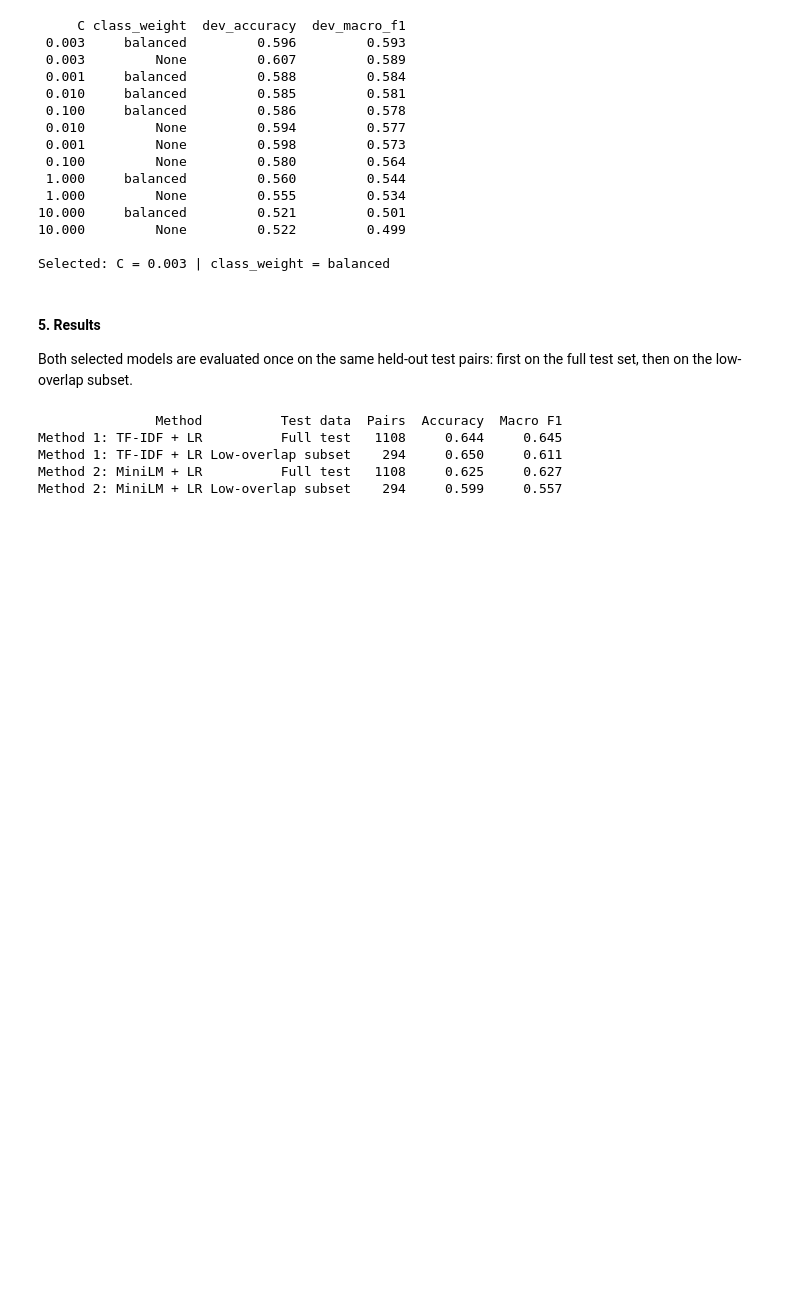
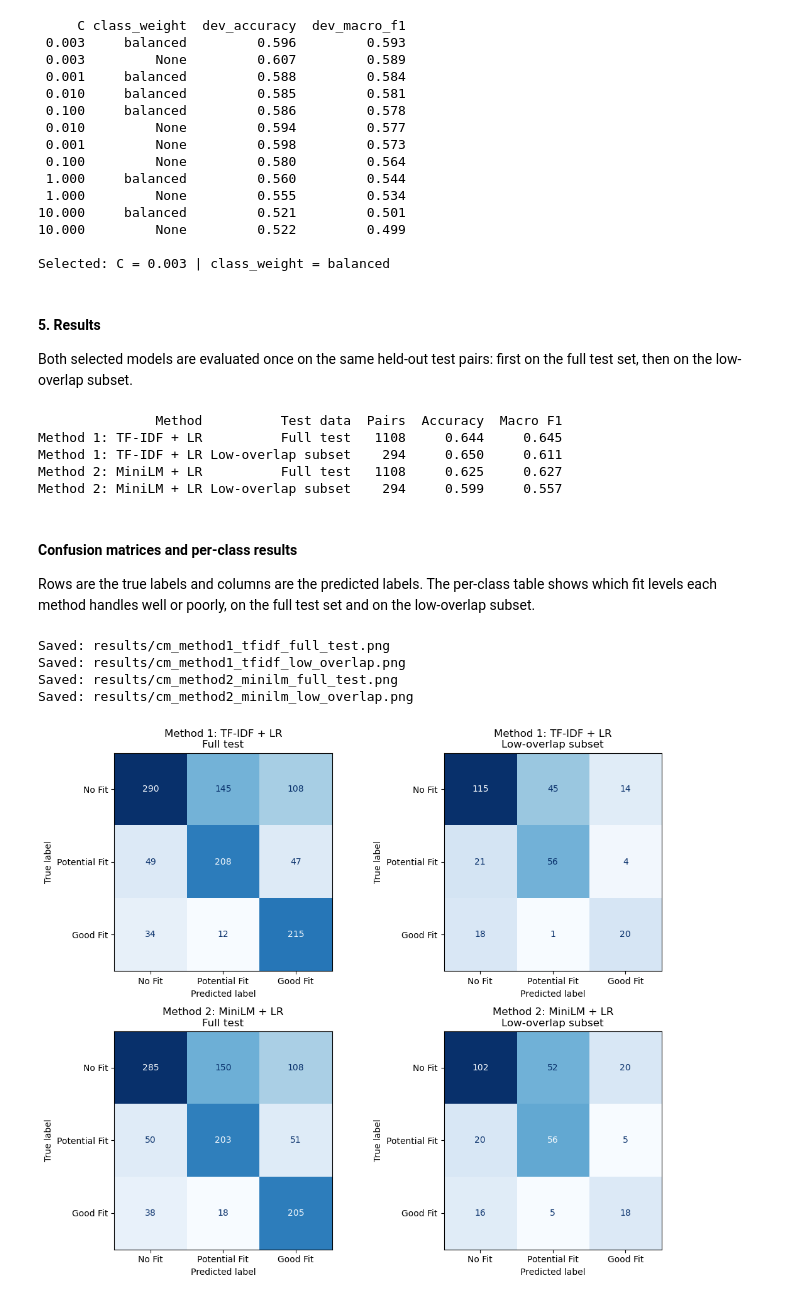
Before and after one commit to bayanAlghamdi/resume-job-fit-classification, a Jupyter notebook: resume_job_fit.ipynb, the cells around one changed output. Saved outputs shown, nothing was run; the diff lists cells and outputs as text; code cells hidden in the pictures; blank space fills up the shorter version.

Commit message:
Add confusion matrices and per-class results

```diff
--- a/resume_job_fit.ipynb
+++ b/resume_job_fit.ipynb
@@ -401,3 +401,51 @@ Method 1: TF-IDF + LR          Full test   1108     0.644     0.645
 Method 1: TF-IDF + LR Low-overlap subset    294     0.650     0.611
 Method 2: MiniLM + LR          Full test   1108     0.625     0.627
 Method 2: MiniLM + LR Low-overlap subset    294     0.599     0.557
+# %% [markdown]
+#### Confusion matrices and per-class results
+Rows are the true labels and columns are the predicted labels. The per-class table shows which fit levels each method handles well or poorly, on the full test set and on the low-overlap subset.
+# %%
+import matplotlib.pyplot as plt
+from sklearn.metrics import ConfusionMatrixDisplay, recall_score
+
+LABELS = ["No Fit", "Potential Fit", "Good Fit"]
+os.makedirs("results", exist_ok=True)
+
+# Short names used in the image file names
+file_names = {"pred_m1": "method1_tfidf", "pred_m2": "method2_minilm",
+                "Full test": "full_test", "Low-overlap subset": "low_overlap"}
+
+# 1) Save each confusion matrix as a separate image
+for method_name, pred_col in methods:
+    for subset_name, mask in subsets:
+        fig, ax = plt.subplots(figsize=(6, 5))
+        ConfusionMatrixDisplay.from_predictions(
+            test_df.loc[mask, "label"], test_df.loc[mask, pred_col],
+            labels=LABELS, ax=ax, colorbar=False, cmap="Blues"
+        )
+        ax.set_title(f"{method_name}\n{subset_name}")
+        plt.tight_layout()
+        path = f"results/cm_{file_names[pred_col]}_{file_names[subset_name]}.png"
+        plt.savefig(path, dpi=200)
+        plt.close(fig)  # do not display it here
+        print("Saved:", path)
+
+# 2) Save and display all four matrices together
+fig, axes = plt.subplots(2, 2, figsize=(11, 9))
+for r, (method_name, pred_col) in enumerate(methods):
+    for c, (subset_name, mask) in enumerate(subsets):
+        ConfusionMatrixDisplay.from_predictions(
+            test_df.loc[mask, "label"], test_df.loc[mask, pred_col],
+            labels=LABELS, ax=axes[r, c], colorbar=False, cmap="Blues"
+        )
+        axes[r, c].set_title(f"{method_name}\n{subset_name}")
+
+plt.tight_layout()
+plt.savefig("results/confusion_matrices_all.png", dpi=200)
+plt.show()
+# %% [output]
+Saved: results/cm_method1_tfidf_full_test.png
+Saved: results/cm_method1_tfidf_low_overlap.png
+Saved: results/cm_method2_minilm_full_test.png
+Saved: results/cm_method2_minilm_low_overlap.png
+[figure, added]
```
Also changed, not shown: parts of 1 cell of this notebook, 7 other files.
